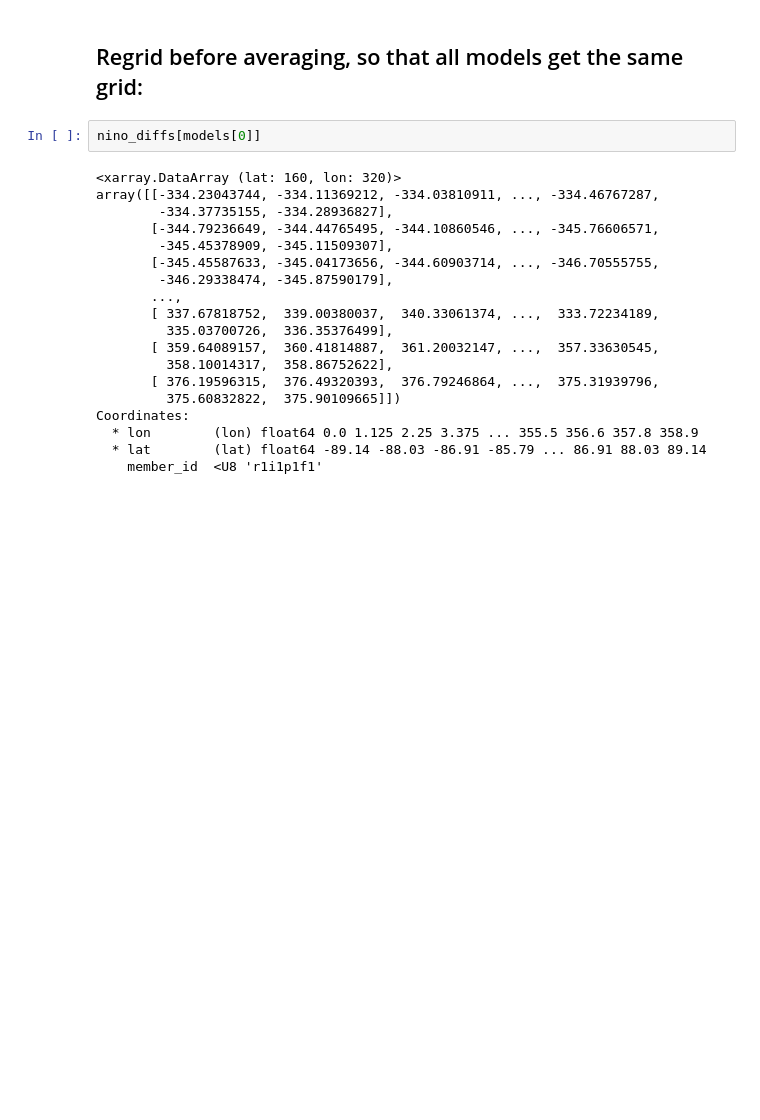
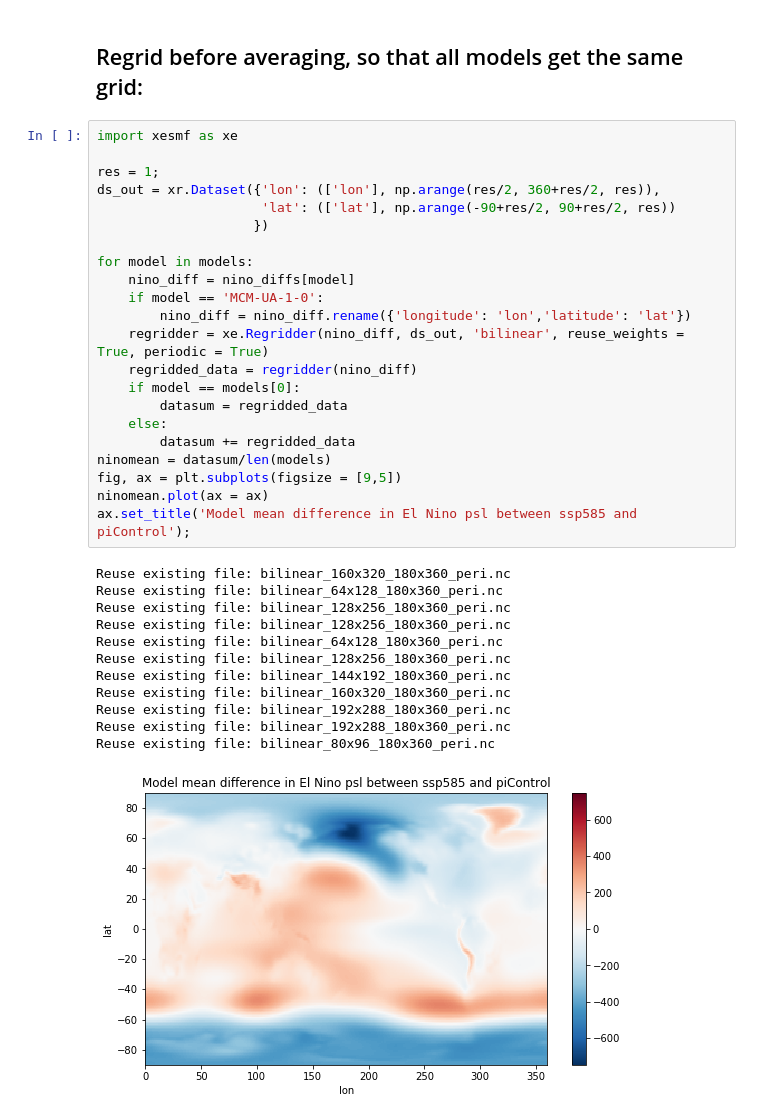
Before and after one commit to Hegebf/enso_paper, a Jupyter notebook: notebooks/teleconnection_plot.ipynb, the cells around one changed output. Saved outputs shown, nothing was run; the diff lists cells and outputs as text; blank space fills up the shorter version.

```diff
--- a/notebooks/teleconnection_plot.ipynb
+++ b/notebooks/teleconnection_plot.ipynb
@@ -314,23 +313,37 @@ for model in models:
 # %% [markdown]
 ## Regrid before averaging, so that all models get the same grid:
-# %%
-nino_diffs[models[0]]
-# %% [output]
-<xarray.DataArray (lat: 160, lon: 320)>
-array([[-334.23043744, -334.11369212, -334.03810911, ..., -334.46767287,
-        -334.37735155, -334.28936827],
-       [-344.79236649, -344.44765495, -344.10860546, ..., -345.76606571,
-        -345.45378909, -345.11509307],
-       [-345.45587633, -345.04173656, -344.60903714, ..., -346.70555755,
-        -346.29338474, -345.87590179],
-       ...,
-       [ 337.67818752,  339.00380037,  340.33061374, ...,  333.72234189,
-         335.03700726,  336.35376499],
-       [ 359.64089157,  360.41814887,  361.20032147, ...,  357.33630545,
-         358.10014317,  358.86752622],
-       [ 376.19596315,  376.49320393,  376.79246864, ...,  375.31939796,
-         375.60832822,  375.90109665]])
-Coordinates:
-  * lon        (lon) float64 0.0 1.125 2.25 3.375 ... 355.5 356.6 357.8 358.9
-  * lat        (lat) float64 -89.14 -88.03 -86.91 -85.79 ... 86.91 88.03 89.14
-    member_id  <U8 'r1i1p1f1'
+# %%
+import xesmf as xe
+
+res = 1;
+ds_out = xr.Dataset({'lon': (['lon'], np.arange(res/2, 360+res/2, res)),
+                     'lat': (['lat'], np.arange(-90+res/2, 90+res/2, res))
+                    })
+
+for model in models:
+    nino_diff = nino_diffs[model]
+    if model == 'MCM-UA-1-0':
+        nino_diff = nino_diff.rename({'longitude': 'lon','latitude': 'lat'})
+    regridder = xe.Regridder(nino_diff, ds_out, 'bilinear', reuse_weights = True, periodic = True)
+    regridded_data = regridder(nino_diff)
+    if model == models[0]:
+        datasum = regridded_data
+    else:
+        datasum += regridded_data
+ninomean = datasum/len(models)
+fig, ax = plt.subplots(figsize = [9,5])
+ninomean.plot(ax = ax)
+ax.set_title('Model mean difference in El Nino psl between ssp585 and piControl');
+# %% [output]
+Reuse existing file: bilinear_160x320_180x360_peri.nc
+Reuse existing file: bilinear_64x128_180x360_peri.nc
+Reuse existing file: bilinear_128x256_180x360_peri.nc
+Reuse existing file: bilinear_128x256_180x360_peri.nc
+Reuse existing file: bilinear_64x128_180x360_peri.nc
+Reuse existing file: bilinear_128x256_180x360_peri.nc
+Reuse existing file: bilinear_144x192_180x360_peri.nc
+Reuse existing file: bilinear_160x320_180x360_peri.nc
+Reuse existing file: bilinear_192x288_180x360_peri.nc
+Reuse existing file: bilinear_192x288_180x360_peri.nc
+Reuse existing file: bilinear_80x96_180x360_peri.nc
+[figure, added]
```
Also changed, not shown: parts of 2 cells of this notebook.
